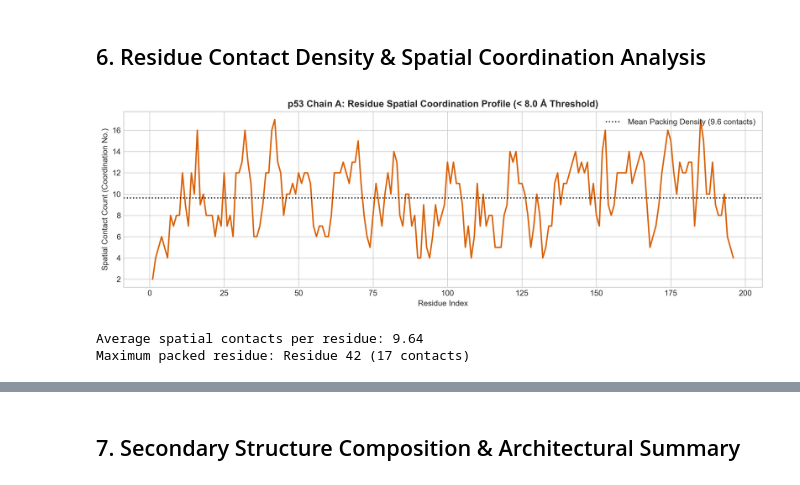
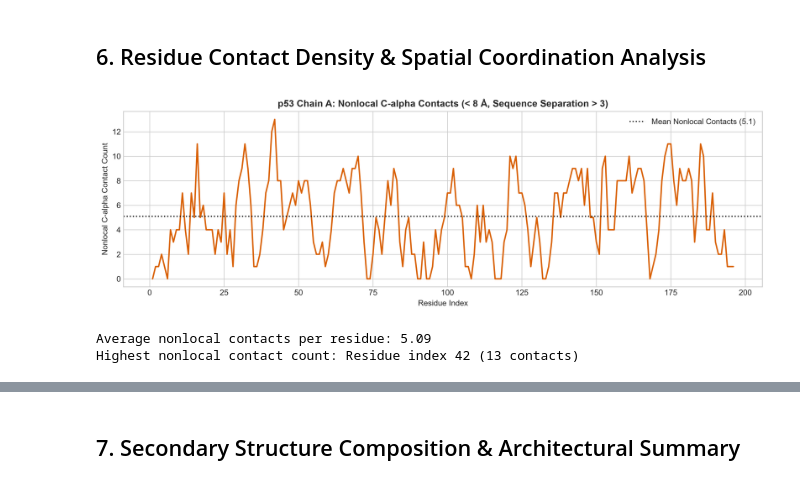
Before and after one commit to stephfn/protein-structure-folding-pipeline, a Jupyter notebook: 01_sequence_to_3d_structure.ipynb, the cells around one changed output, grey strips where cells are left out. Cells and saved outputs as stored; diff of their text form; code cells hidden in the pictures.

Commit message:
Correct p53 structural analysis and update visualizations

```diff
--- a/01_sequence_to_3d_structure.ipynb
+++ b/01_sequence_to_3d_structure.ipynb
@@ -185,31 +197,53 @@ Theoretical Isoelectric Point (pI): 8.34
 # %% [markdown]
 ## 6. Residue Contact Density & Spatial Coordination Analysis
 # %%
-# 1. Define spatial contact threshold (8.0 Ångströms is standard for alpha-carbon packing)
+# Define spatial contact threshold (8.0 Ångströms is standard for alpha-carbon packing)
 contact_cutoff = 8.0  # Å
 
-# 2. Compute binary adjacency / contact matrix
-contact_matrix = (dist_matrix < contact_cutoff) & (dist_matrix > 0.0)
+# Define sequence separation between residue pairs
+residue_indices = np.arange(num_residues)
 
-# 3. Calculate Coordination Number (total spatial contacts per residue)
+sequence_separation = np.abs(
+    residue_indices[:, None] - residue_indices[None, :]
+)
+
+# Count nonlocal C-alpha contacts within 8 Angstroms
+contact_matrix = (
+    (dist_matrix < contact_cutoff)
+    & (sequence_separation > 3)
+)
+
 coordination_numbers = np.sum(contact_matrix, axis=1)
 
 # 4. Plot Coordination Number distribution across p53 sequence
 plt.figure(figsize=(12, 4))
 plt.plot(range(1, len(coordination_numbers) + 1), coordination_numbers, color='#d95f02', linewidth=1.8)
-plt.axhline(np.mean(coordination_numbers), color='black', linestyle=':', label=f'Mean Packing Density ({np.mean(coordination_numbers):.1f} contacts)')
+plt.axhline(
+    np.mean(coordination_numbers),
+    color='black',
+    linestyle=':',
+    label=f'Mean Nonlocal Contacts ({np.mean(coordination_numbers):.1f})'
+)
 
-plt.title('p53 Chain A: Residue Spatial Coordination Profile (< 8.0 Å Threshold)', fontsize=12, fontweight='bold')
+plt.title(
+    'p53 Chain A: Nonlocal C-alpha Contacts (< 8 Å, Sequence Separation > 3)',
+    fontsize=12,
+    fontweight='bold'
+)
 plt.xlabel('Residue Index')
-plt.ylabel('Spatial Contact Count (Coordination No.)')
+plt.ylabel('Nonlocal C-alpha Contact Count')
 plt.legend(loc='upper right')
 plt.tight_layout()
 plt.savefig("p53_coordination_profile.png", dpi=300, bbox_inches='tight')
 plt.show()
 
-print(f"Average spatial contacts per residue: {np.mean(coordination_numbers):.2f}")
-print(f"Maximum packed residue: Residue {np.argmax(coordination_numbers)+1} ({np.max(coordination_numbers)} contacts)")
+print(f"Average nonlocal contacts per residue: {np.mean(coordination_numbers):.2f}")
+print(
+    f"Highest nonlocal contact count: "
+    f"Residue index {np.argmax(coordination_numbers) + 1} "
+    f"({np.max(coordination_numbers)} contacts)"
+)
 # %% [output]
-[figure, old version]
+[figure, new version]
-Average spatial contacts per residue: 9.64
-Maximum packed residue: Residue 42 (17 contacts)
+Average nonlocal contacts per residue: 5.09
+Highest nonlocal contact count: Residue index 42 (13 contacts)
```
Also changed, not shown: parts of 10 cells of this notebook, 5 other files.
